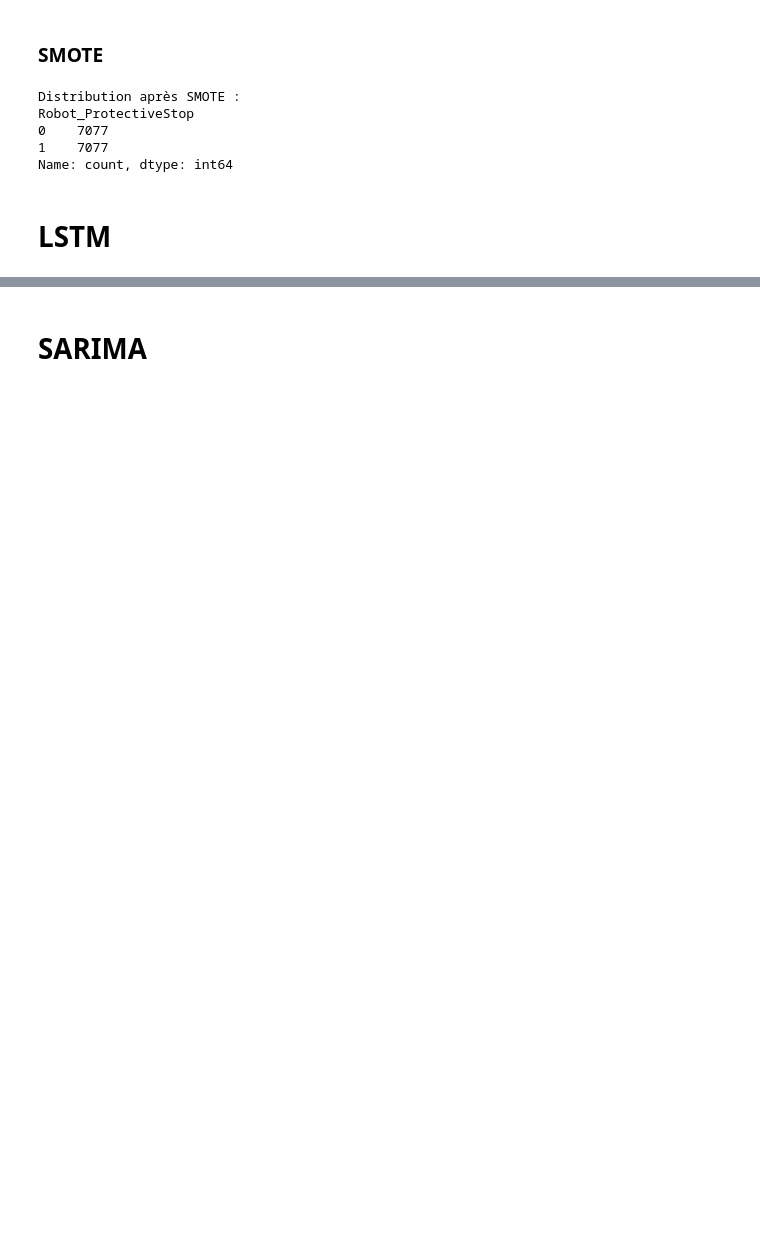
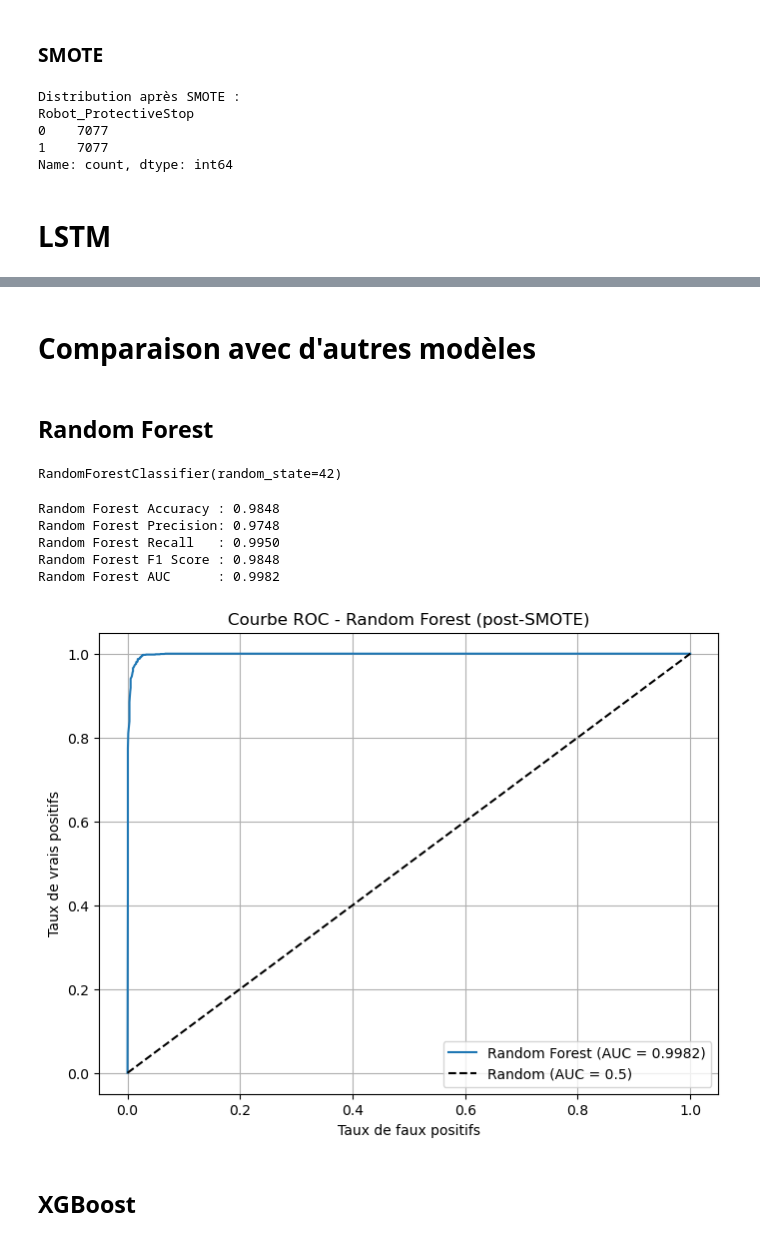
Before and after one commit to imayumi03/Projet_IA, a Jupyter notebook: model.ipynb, the cells around one changed output, grey strips where cells are left out. Cells and saved outputs as stored; diff of their text form; code cells hidden in the pictures; blank space fills up the shorter version.

```diff
--- a/model.ipynb
+++ b/model.ipynb
@@ -555,2 +442,61 @@ Best Recall: 0.3768
+# %% [markdown]
+# Comparaison avec d'autres modèles
+# %% [markdown]
+## Random Forest
+# %%
+from sklearn.ensemble import RandomForestClassifier
+from sklearn.model_selection import train_test_split
+from sklearn.metrics import accuracy_score, precision_score, recall_score, f1_score, roc_auc_score, roc_curve
+import matplotlib.pyplot as plt
+import numpy as np
+
+X_train_rf, X_test_rf, y_train_rf, y_test_rf = train_test_split(
+    X_resampled, y_resampled, test_size=0.2, shuffle=True, random_state=42
+)
+
+rf_model = RandomForestClassifier(n_estimators=100, random_state=42)
+rf_model.fit(X_train_rf, y_train_rf)
+# %% [output]
+RandomForestClassifier(random_state=42)
+# %%
+y_pred_rf = rf_model.predict(X_test_rf)
+y_proba_rf = rf_model.predict_proba(X_test_rf)[:, 1]
+
+# Prédictions
+y_pred_rf = rf_model.predict(X_test_rf)
+y_proba_rf = rf_model.predict_proba(X_test_rf)[:, 1]
+
+# Métriques
+acc_rf  = accuracy_score(y_test_rf, y_pred_rf)
+prec_rf = precision_score(y_test_rf, y_pred_rf, zero_division=0)
+rec_rf  = recall_score(y_test_rf, y_pred_rf, zero_division=0)
+f1_rf   = f1_score(y_test_rf, y_pred_rf, zero_division=0)
+auc_rf  = roc_auc_score(y_test_rf, y_proba_rf)
+
+print(f"Random Forest Accuracy : {acc_rf:.4f}")
+print(f"Random Forest Precision: {prec_rf:.4f}")
+print(f"Random Forest Recall   : {rec_rf:.4f}")
+print(f"Random Forest F1 Score : {f1_rf:.4f}")
+print(f"Random Forest AUC      : {auc_rf:.4f}")
+# %% [output]
+Random Forest Accuracy : 0.9848
+Random Forest Precision: 0.9748
+Random Forest Recall   : 0.9950
+Random Forest F1 Score : 0.9848
+Random Forest AUC      : 0.9982
+# %%
+fpr_rf, tpr_rf, _ = roc_curve(y_test_rf, y_proba_rf)
+
+plt.figure(figsize=(8,6))
+plt.plot(fpr_rf, tpr_rf, label=f"Random Forest (AUC = {auc_rf:.4f})")
+plt.plot([0, 1], [0, 1], 'k--', label="Random (AUC = 0.5)")
+plt.xlabel("Taux de faux positifs")
+plt.ylabel("Taux de vrais positifs")
+plt.title("Courbe ROC - Random Forest (post-SMOTE)")
+plt.legend()
+plt.grid(True)
+plt.show()
+# %% [output]
+[figure, added]
 # %% [markdown]
-# SARIMA
+## XGBoost
```
Also changed, not shown: parts of 24 cells of this notebook.
